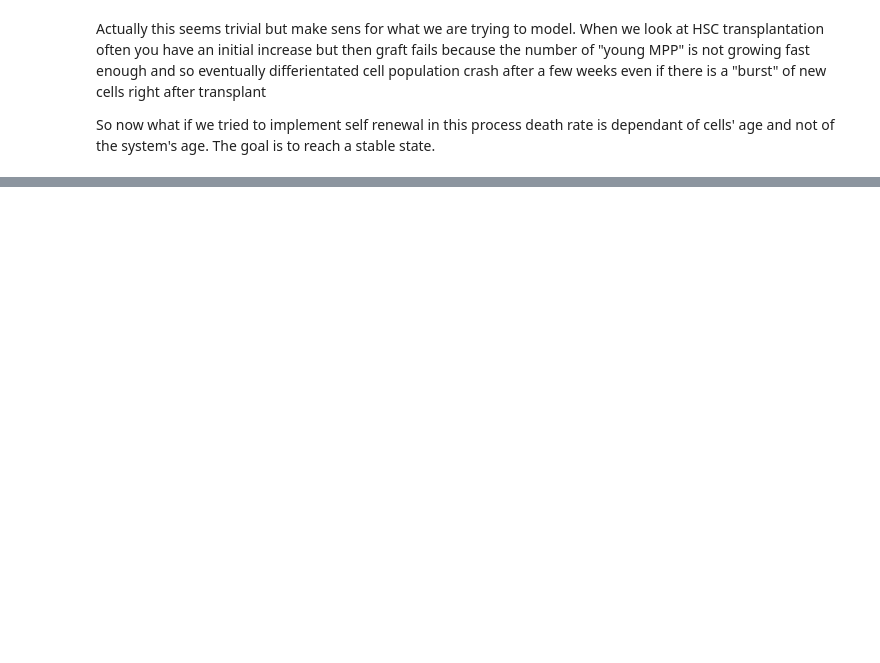
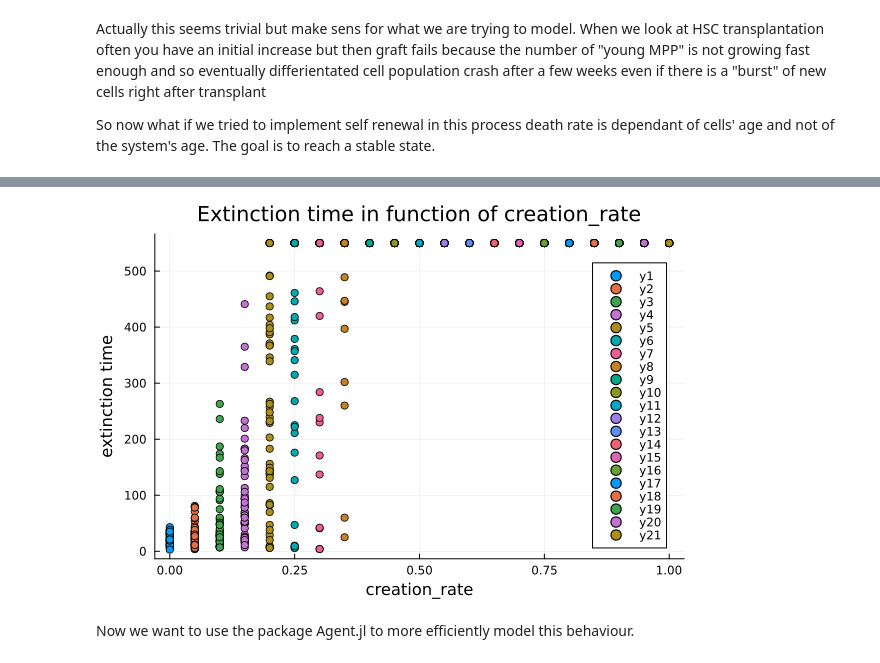
Before and after one commit to AmbreCPES/Stage, a Jupyter notebook: notebook.ipynb, the cells around one changed output, grey strips where cells are left out. Saved outputs shown, nothing was run; the diff lists cells and outputs as text; code cells hidden in the pictures; blank space fills up the shorter version.

Commit message:
Adding of univariate branching process with Agent.jl

```diff
--- a/notebook.ipynb
+++ b/notebook.ipynb
@@ -102,0 +171,18 @@ end
+# %%
+Random.seed!(6)
+parameter = 0:0.05:1
+extinction = []
+for creation_rate in parameter
+    bps = [simulate_bp(500, new_offspring_func, 1, creation_rate) for _ in 1:50];
+    append!(extinction, [[vector[2] for vector in bps]])
+end
+
+x=[]
+for i in parameter
+    append!(x, [[i for _ in 1:50]])
+end
+# %%
+
+scatter(x, extinction, title = "Extinction time in function of creation_rate", xlabel = "creation_rate", ylabel = "extinction time")
+# %% [output]
+[figure, added]
@@ -102,0 +192,2 @@ end
+# %% [markdown]
+Now we want to use the package Agent.jl to more efficiently model this behaviour.
```
Also changed, not shown: parts of 19 cells of this notebook.
